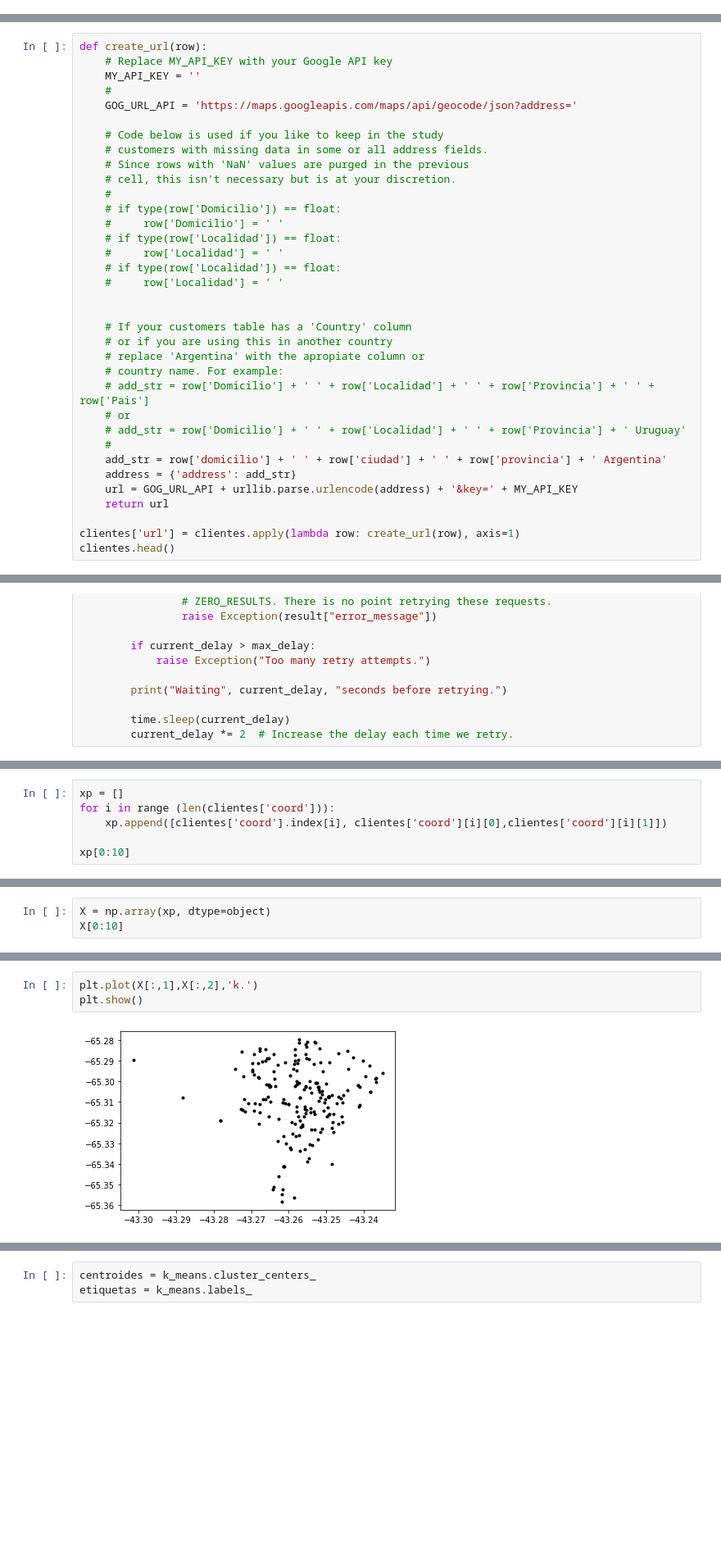
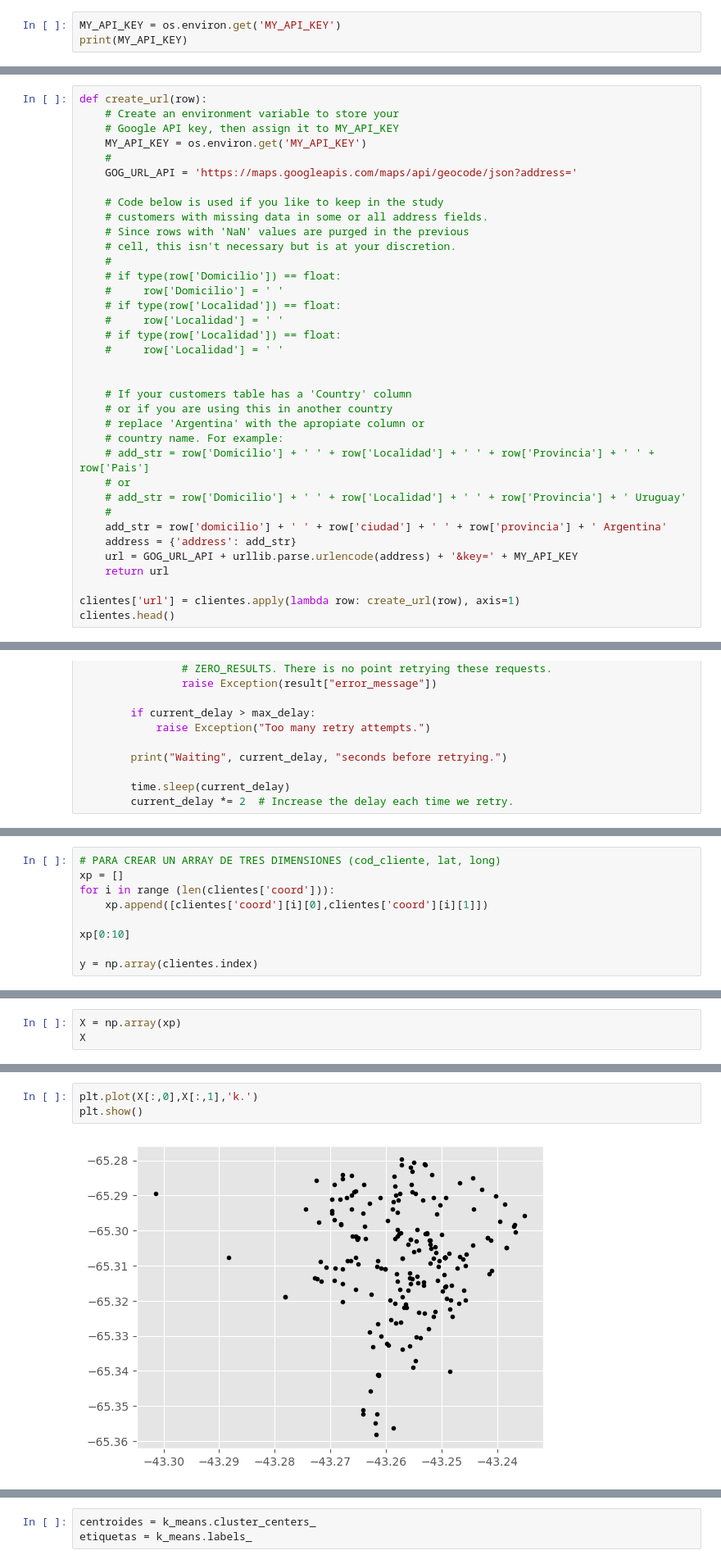
Before and after one commit to jltaglia/Scientific-Computing-with-Python-Projects, a Jupyter notebook: 7 - K-means/client_zoning.ipynb, the cells around one changed output, grey strips where cells are left out. Shown at 82% size. Saved outputs shown, nothing was run; the diff lists cells and outputs as text; blank space fills up the shorter version.

```diff
--- a/7 - K-means/client_zoning.ipynb
+++ b/7 - K-means/client_zoning.ipynb
@@ -87,0 +92,3 @@ clientes.head()
+# %%
+MY_API_KEY = os.environ.get('MY_API_KEY')
+print(MY_API_KEY)
@@ -88,7 +97,8 @@ clientes.head()
 # %%
 def create_url(row):
-    # Replace MY_API_KEY with your Google API key
-    MY_API_KEY = ''
+    # Create an environment variable to store your
+    # Google API key, then assign it to MY_API_KEY
+    MY_API_KEY = os.environ.get('MY_API_KEY')
     #
     GOG_URL_API = 'https://maps.googleapis.com/maps/api/geocode/json?address='
 
@@ -197,6 +211,9 @@ clientes['coord'].index[21]
 # %%
+# PARA CREAR UN ARRAY DE TRES DIMENSIONES (cod_cliente, lat, long)
 xp = []
 for i in range (len(clientes['coord'])):
-    xp.append([clientes['coord'].index[i], clientes['coord'][i][0],clientes['coord'][i][1]])
+    xp.append([clientes['coord'][i][0],clientes['coord'][i][1]])
 
 xp[0:10]
+
+y = np.array(clientes.index)
@@ -214,4 +240,4 @@ xp[0:10]
 # %%
-X = np.array(xp, dtype=object)
-X[0:10]
+X = np.array(xp)
+X
 # %% [output]
@@ -241,8 +265,8 @@ X[0:10,1],X[0:10,2]
 # %%
-plt.plot(X[:,1],X[:,2],'k.')
+plt.plot(X[:,0],X[:,1],'k.')
 plt.show()
 # %% [output]
-[figure, old version]
+[figure, new version]
 # %%
 n = 4
 k_means = KMeans(n_clusters=n)
```
Also changed, not shown: parts of 35 cells of this notebook.
